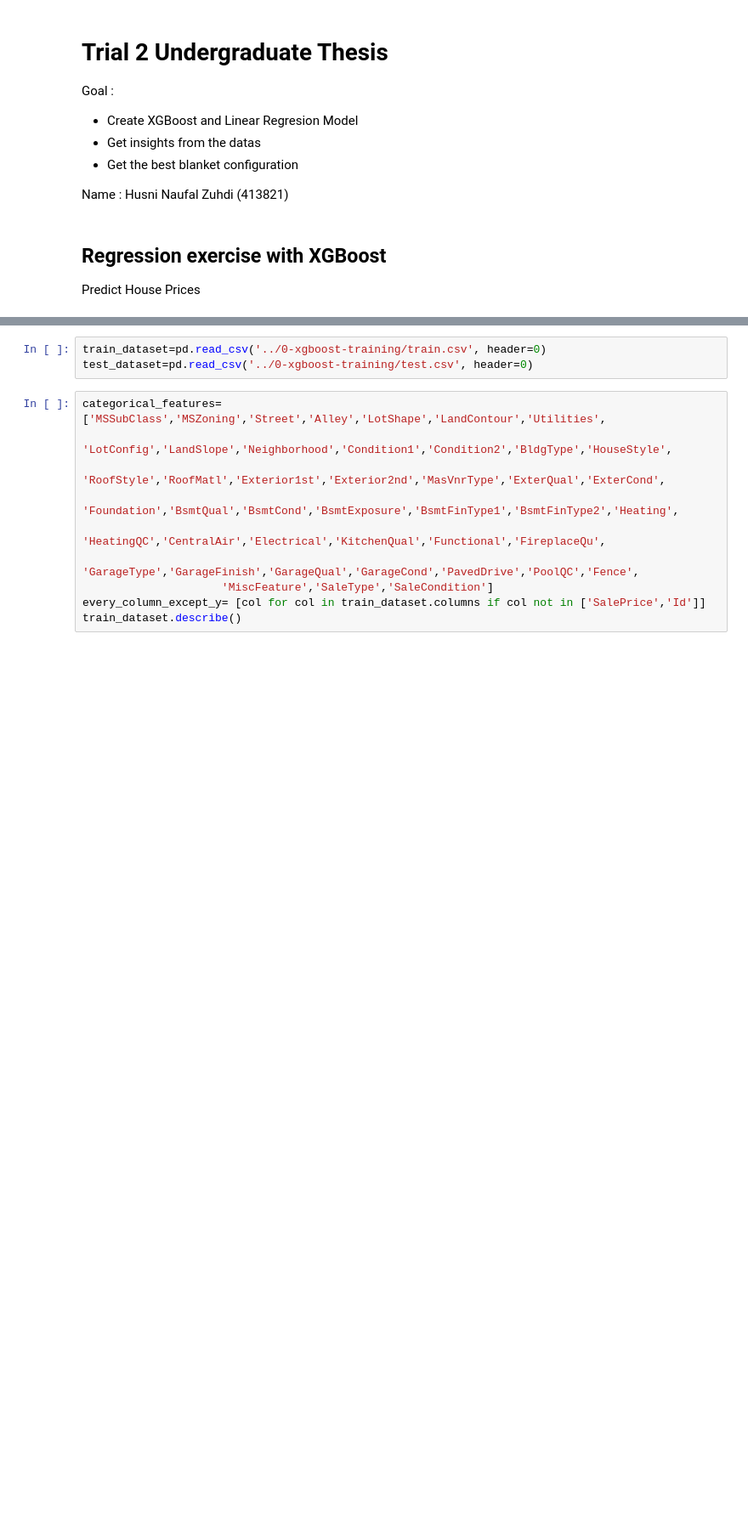
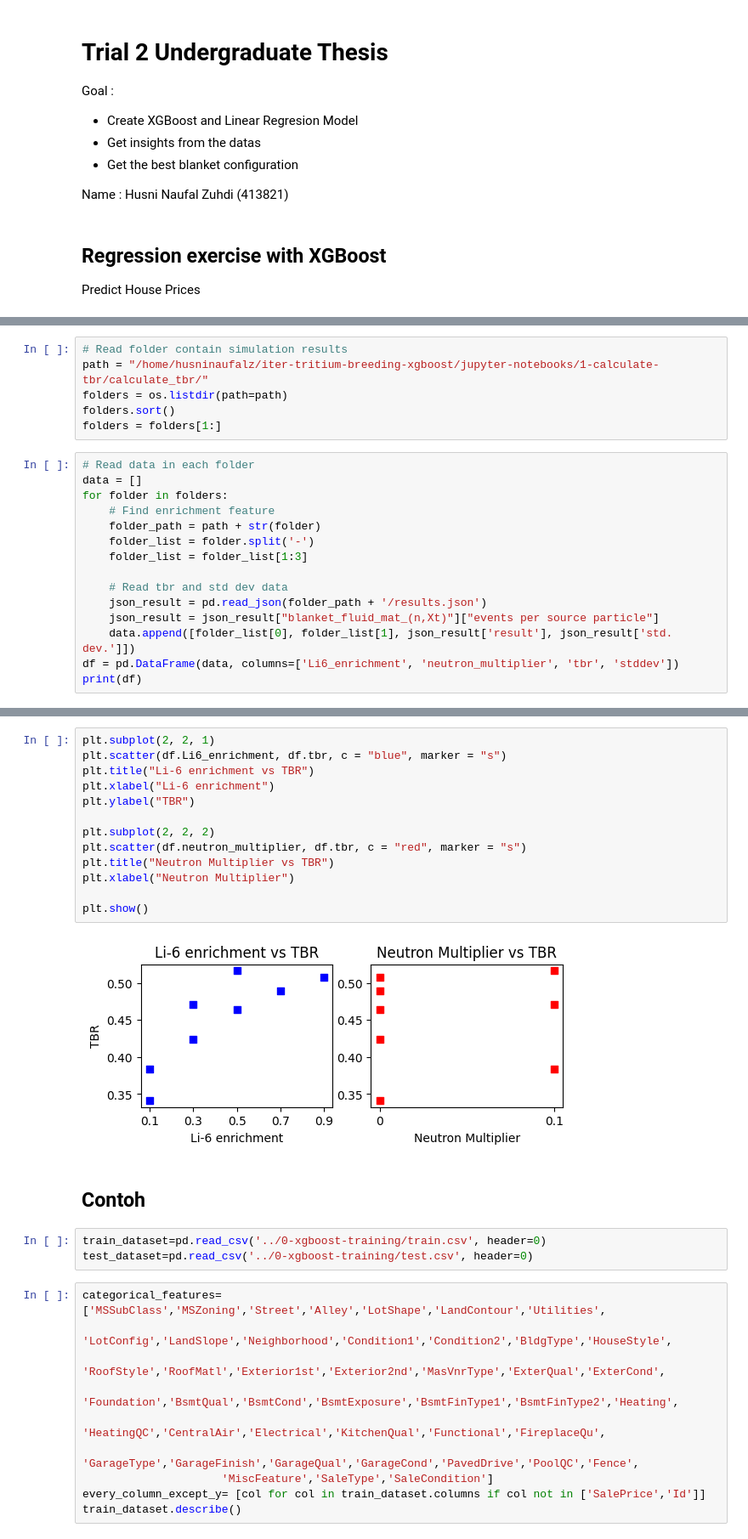
Before and after one commit to husni-zuhdi/husni-undergrad-thesis, a Jupyter notebook: jupyter-notebooks/2-data-analysis/2_Data_Analysis.ipynb, the cells around one changed output, grey strips where cells are left out. Shown: that part at 85% size. Drawn from its saved outputs; the diff is of its cells as text; blank space fills up the shorter version.

```diff
--- a/jupyter-notebooks/2-data-analysis/2_Data_Analysis.ipynb
+++ b/jupyter-notebooks/2-data-analysis/2_Data_Analysis.ipynb
@@ -23,3 +25,24 @@ from sklearn.metrics import mean_absolute_error
 from sklearn.metrics import accuracy_score
 from scipy.stats import skew
 from collections import OrderedDict
+# %%
+# Read folder contain simulation results
+path = "/home/husninaufalz/iter-tritium-breeding-xgboost/jupyter-notebooks/1-calculate-tbr/calculate_tbr/"
+folders = os.listdir(path=path)
+folders.sort()
+folders = folders[1:]
+# %%
+# Read data in each folder
+data = []
+for folder in folders:
+    # Find enrichment feature
+    folder_path = path + str(folder)
+    folder_list = folder.split('-')
+    folder_list = folder_list[1:3]
+
+    # Read tbr and std dev data
+    json_result = pd.read_json(folder_path + '/results.json')
+    json_result = json_result["blanket_fluid_mat_(n,Xt)"]["events per source particle"]
+    data.append([folder_list[0], folder_list[1], json_result['result'], json_result['std. dev.']])
+df = pd.DataFrame(data, columns=['Li6_enrichment', 'neutron_multiplier', 'tbr', 'stddev'])
+print(df)
@@ -26,3 +59,20 @@ from collections import OrderedDict
+# %%
+plt.subplot(2, 2, 1)
+plt.scatter(df.Li6_enrichment, df.tbr, c = "blue", marker = "s")
+plt.title("Li-6 enrichment vs TBR")
+plt.xlabel("Li-6 enrichment")
+plt.ylabel("TBR")
+
+plt.subplot(2, 2, 2)
+plt.scatter(df.neutron_multiplier, df.tbr, c = "red", marker = "s")
+plt.title("Neutron Multiplier vs TBR")
+plt.xlabel("Neutron Multiplier")
+
+plt.show()
+# %% [output]
+[figure, added]
+# %% [markdown]
+## Contoh
 # %%
 train_dataset=pd.read_csv('../0-xgboost-training/train.csv', header=0)
 test_dataset=pd.read_csv('../0-xgboost-training/test.csv', header=0)
```
Also changed, not shown: parts of 2 cells of this notebook, 4 other files.
